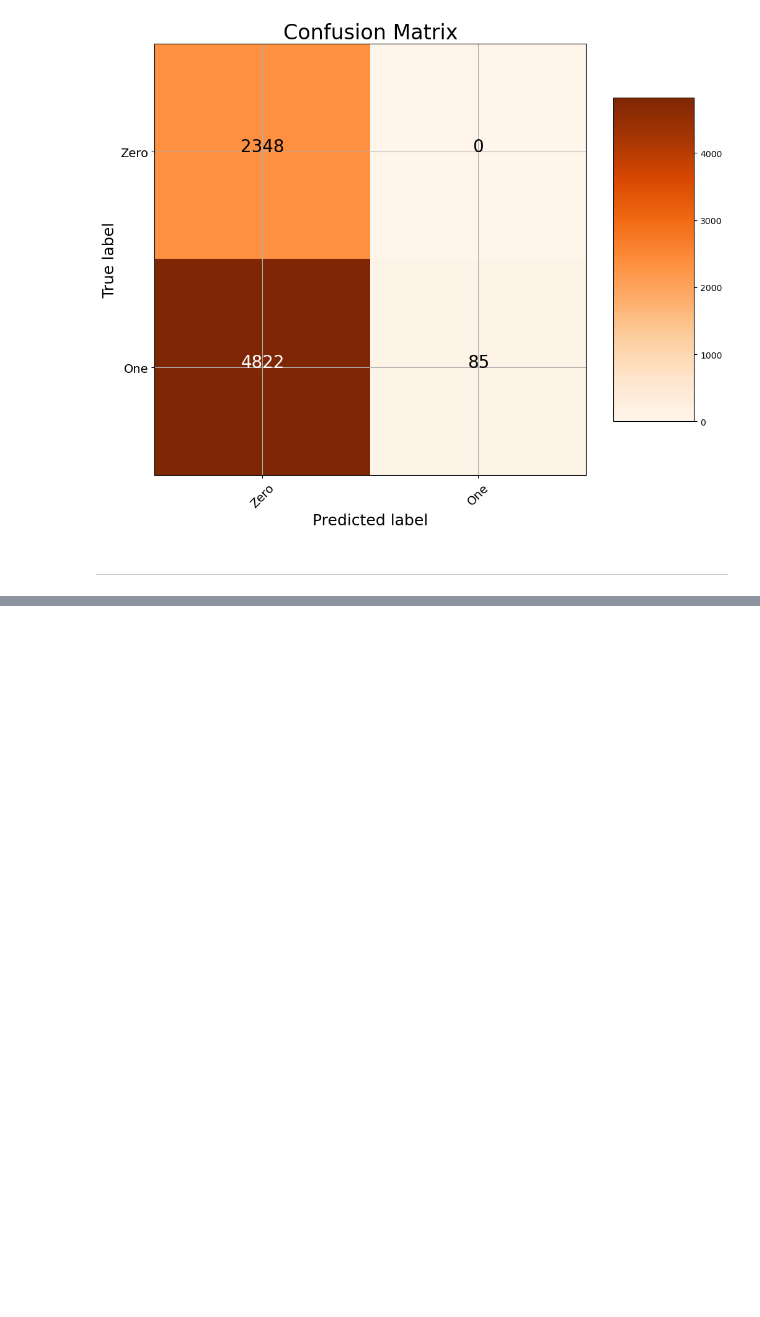
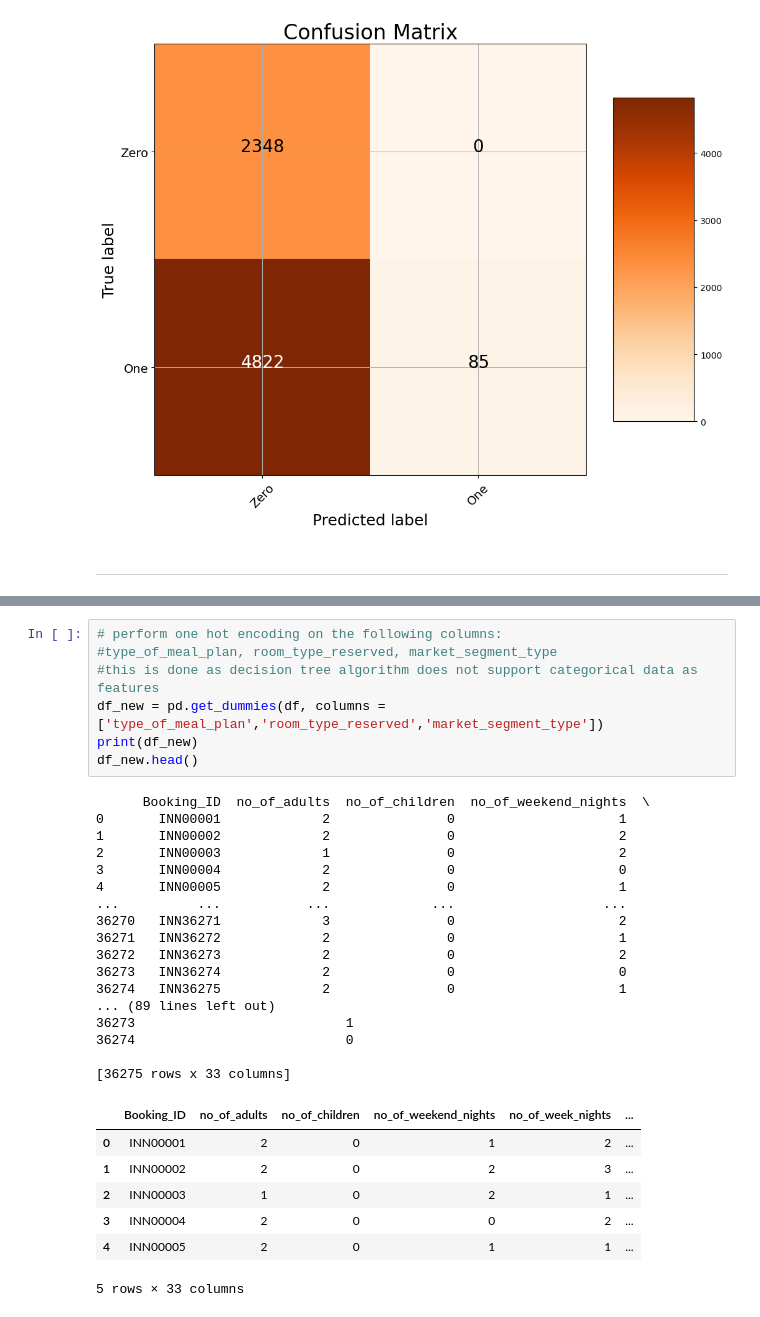
Before and after one commit to jorgeluisgalarraga/hotel_reservation_predictions, a Jupyter notebook: Hotel_Reservations_Prediction.ipynb, the cells around one changed output, grey strips where cells are left out. Cells and saved outputs as stored; diff of their text form; blank space fills up the shorter version.

```diff
--- a/Hotel_Reservations_Prediction.ipynb
+++ b/Hotel_Reservations_Prediction.ipynb
@@ -864,0 +947,32 @@ Confusion matrix, without normalization
+# %%
+# perform one hot encoding on the following columns:
+#type_of_meal_plan, room_type_reserved, market_segment_type
+#this is done as decision tree algorithm does not support categorical data as features
+df_new = pd.get_dummies(df, columns = ['type_of_meal_plan','room_type_reserved','market_segment_type'])
+print(df_new)
+df_new.head()
+# %% [output]
+      Booking_ID  no_of_adults  no_of_children  no_of_weekend_nights  \
+0       INN00001             2               0                     1
+1       INN00002             2               0                     2
+2       INN00003             1               0                     2
+3       INN00004             2               0                     0
+4       INN00005             2               0                     1
+...          ...           ...             ...                   ...
+36270   INN36271             3               0                     2
+36271   INN36272             2               0                     1
+36272   INN36273             2               0                     2
+36273   INN36274             2               0                     0
+36274   INN36275             2               0                     1
+... (89 lines left out)
+36273                           1
+36274                           0
+
+[36275 rows x 33 columns]
+|  | Booking_ID | no_of_adults | no_of_children | no_of_weekend_nights | no_of_week_nights | ... |
+| 0 | INN00001 | 2 | 0 | 1 | 2 | ... |
+| 1 | INN00002 | 2 | 0 | 2 | 3 | ... |
+| 2 | INN00003 | 1 | 0 | 2 | 1 | ... |
+| 3 | INN00004 | 2 | 0 | 0 | 2 | ... |
+| 4 | INN00005 | 2 | 0 | 1 | 1 | ... |
+5 rows × 33 columns
```
Also changed, not shown: parts of 24 cells of this notebook.
